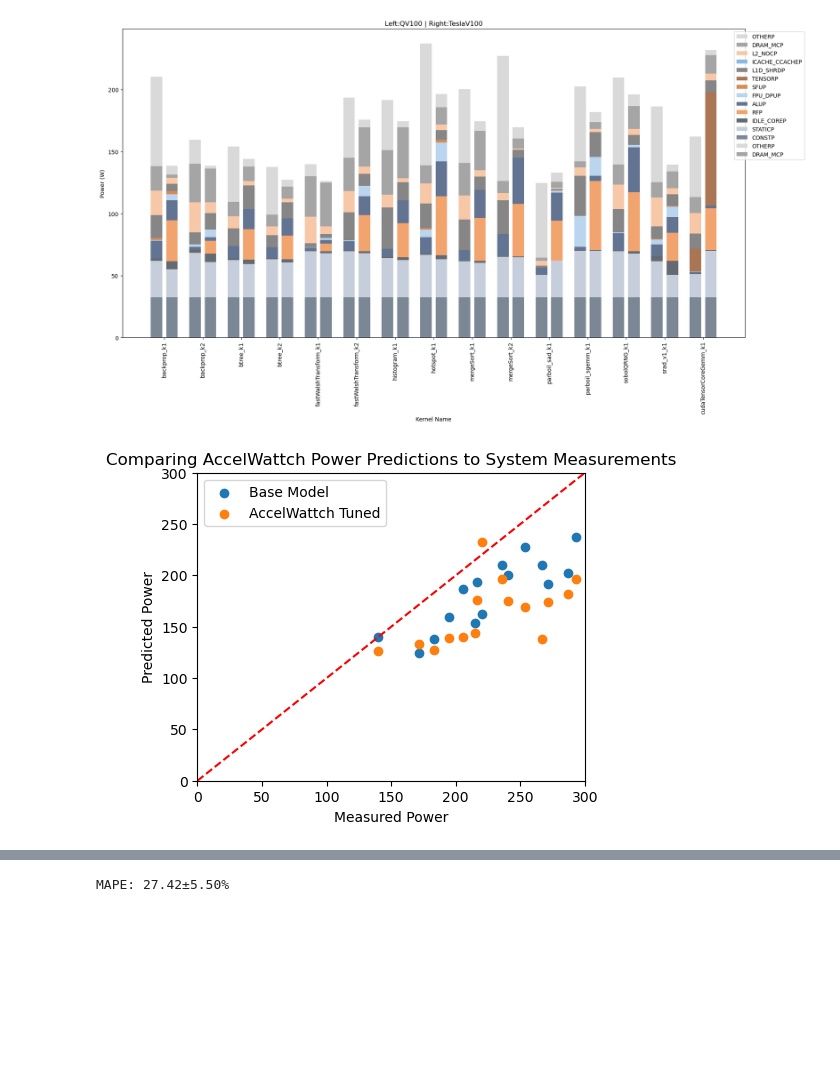
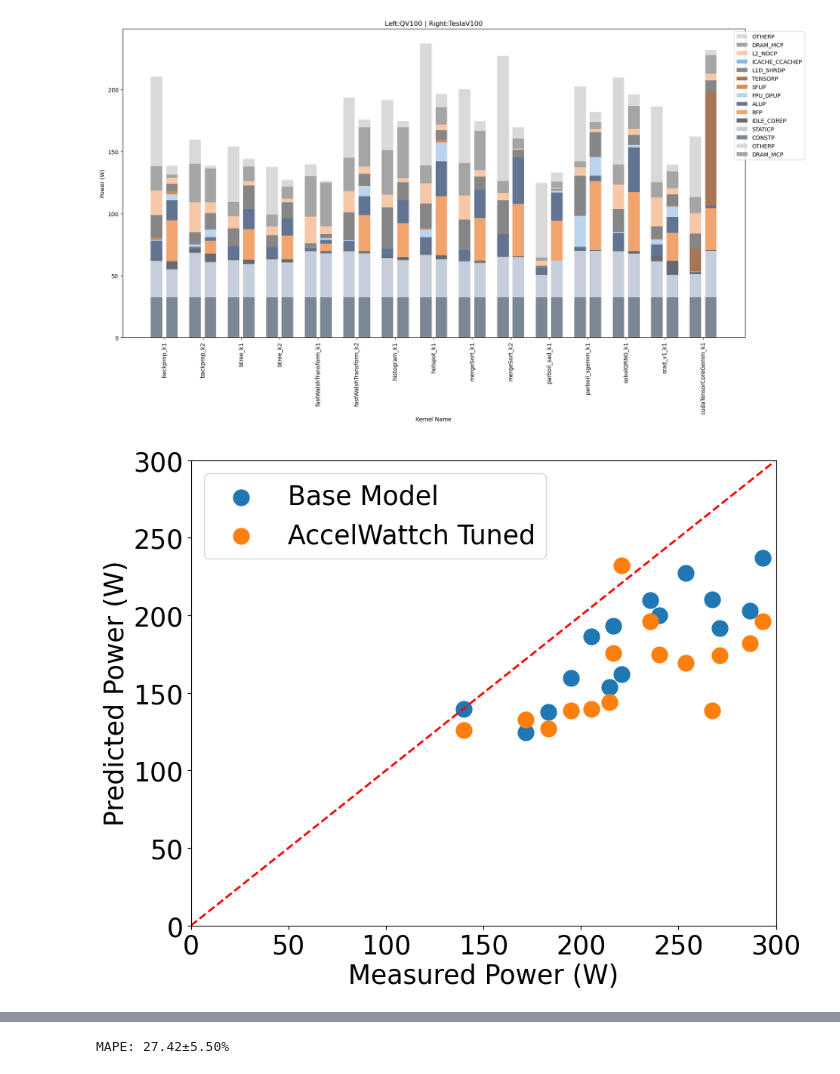
Before and after one commit to BranTran/accel-sim-framework, a Jupyter notebook: graph_predicted_vs_measured.ipynb, the cells around one changed output, grey strips where cells are left out. Saved outputs shown, nothing was run; the diff lists cells and outputs as text; code cells hidden in the pictures; blank space fills up the shorter version.

```diff
--- a/graph_predicted_vs_measured.ipynb
+++ b/graph_predicted_vs_measured.ipynb
@@ -930,49 +932,60 @@ plt.show()
 # %% [output]
 [figure]
 # %%
+# Style Configuration
+MEDIUM_SIZE = 25
+MARKER_SIZE = 15
+plt.rcParams.update({
+    'font.size': MEDIUM_SIZE,            # Base font size for most elements
+    'axes.titlesize': MEDIUM_SIZE,       # Title font size
+    'axes.labelsize': MEDIUM_SIZE,       # Axis label font size
+    'xtick.labelsize': MEDIUM_SIZE,      # X-axis tick label size
+    'ytick.labelsize': MEDIUM_SIZE,      # Y-axis tick label size
+    'legend.fontsize': MEDIUM_SIZE,      # Legend font size
+    'figure.titlesize': MEDIUM_SIZE,     # Figure title font size
+    'lines.markersize': MARKER_SIZE,      # Marker size
+    'lines.linewidth': 2,                 # Line width
+    'pdf.fonttype': 42,                  # Embed fonts in PDF
+    'ps.fonttype': 42,                   # Embed fonts in PS
+})
+
 
 # Convert the values of the columns to floats
 tesla_incomplete_df['kernel_avg_power'] = tesla_incomplete_df['kernel_avg_power'].astype(float)
 tesla_incomplete_df['pwr_measured_HW_avg'] = tesla_incomplete_df['pwr_measured_HW_avg'].astype(float)
 
-fig = plt.figure(figsize=(5, 4))
+fig = plt.figure(figsize=(10, 8))
 # Create the qv100 scatter plot (x,y) and add legend
 plt.scatter(new_qv100_df['pwr_measured_HW_avg'], new_qv100_df['kernel_avg_power'], label='Base Model')
 
 # Create the tesla scatter plot and add legend
 plt.scatter(tesla_incomplete_df['pwr_measured_HW_avg'], tesla_incomplete_df['kernel_avg_power'], label='AccelWattch Tuned')
 
 # Add the x=y diagonal line
 plt.plot(range(bot,top),range(bot,top),
          color='red', linestyle='--')
 
 # # Connect related points with lines
 # for idx, row in new_qv100_df.iterrows():
 #     matching_row = tesla_incomplete_df[tesla_incomplete_df['Kernel Names'] == row['Kernel Names']]
 #     if not matching_row.empty:
 #         plt.plot([row['pwr_measured_HW_avg'], matching_row['pwr_measured_HW_avg'].values[0]],
 #                  [row['kernel_avg_power'], matching_row['kernel_avg_power'].values[0]],
 #                  color='gray', linestyle='-', linewidth=0.5)
 
 # Set labels and title
 plt.ylim(bot,top)
 plt.xlim(bot,top)
 plt.xlabel('Measured Power (W)')
 plt.ylabel('Predicted Power (W)')
-plt.title('AccelWattch Prediction vs Measurement')
-
-# Set labels and title
-plt.xlabel('Measured Power')
-plt.ylabel('Predicted Power')
-plt.title('Comparing AccelWattch Power Predictions to System Measurements')
 
 # Show the legend
 plt.legend()
-# plt.savefig('../flop_counting/figures/accelwattch_summit.pdf')
+plt.savefig('../flop_counting/figures/accelwattch_summit.pdf')
 # Show the plot
 plt.show()
 # %% [output]
-[figure, old version]
+[figure, new version]
 # %%
 # tesla_incomplete_df = aggregate_predicted_values(get_data("TeslaV100_Incomplete"))
 # tesla_kernel_name_to_hw_perf_name = {
```
Also changed, not shown: parts of 6 cells of this notebook, 1 other file.
